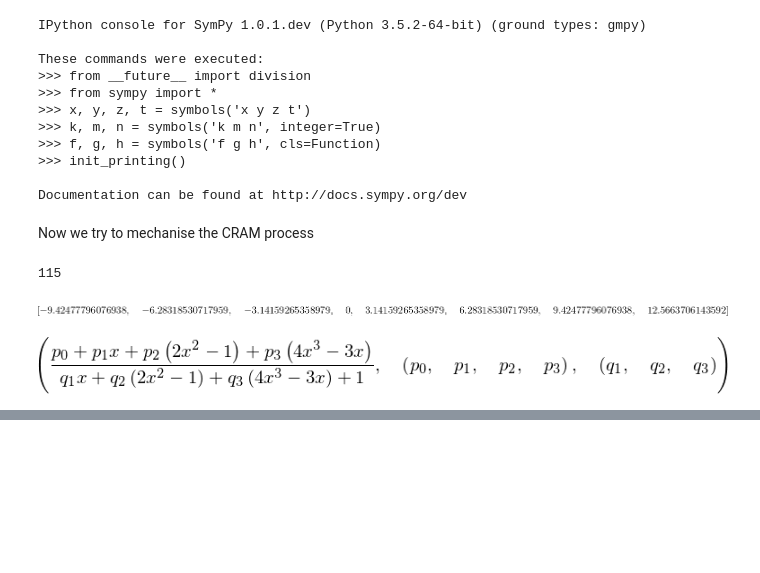
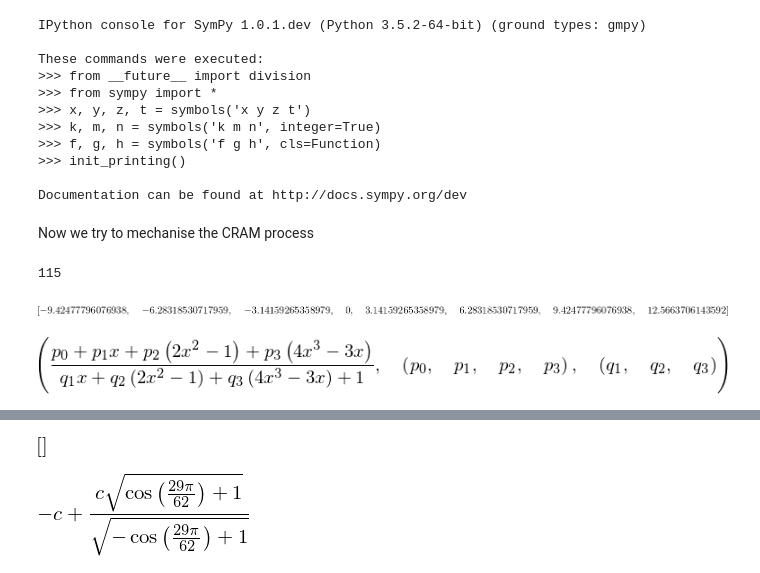
Before and after one commit to ergs/sandbox, a Jupyter notebook: Chebyshev2.ipynb, the cells around one changed output, grey strips where cells are left out. Drawn from its saved outputs; the diff is of its cells as text; code cells hidden in the pictures; blank space fills up the shorter version.

```diff
--- a/Chebyshev2.ipynb
+++ b/Chebyshev2.ipynb
@@ -436,0 +429,13 @@ plot(-exp(-t) + S("(0.00421099590689821779984639140604*t**2 + 0.1883335019892741
+# %%
+degree = 14
+points = [chebyshevt_root(2*(degree + 1) + 1, 2*(degree + 1) - j) for j in range(1, 2*(degree + 1) + 1)]
+[i.evalf() for i in points]
+c = symbols('c', positive=True)
+len(points)
+solve(sqrt(c*(1 + points[degree])/(1 - points[degree])*c*(1 + points[degree+1])/(1 - points[degree+1])) - c, c)
+# %% [output]
+[figure, added]
+# %%
+sqrt(c*(1 + points[degree])/(1 - points[degree])*c*(1 + points[degree+1])/(1 - points[degree+1])) - c
+# %% [output]
+[figure, added]
```
Also changed, not shown: parts of 30 cells of this notebook.
